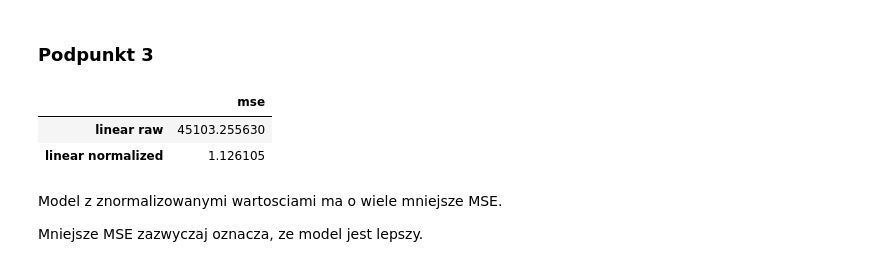
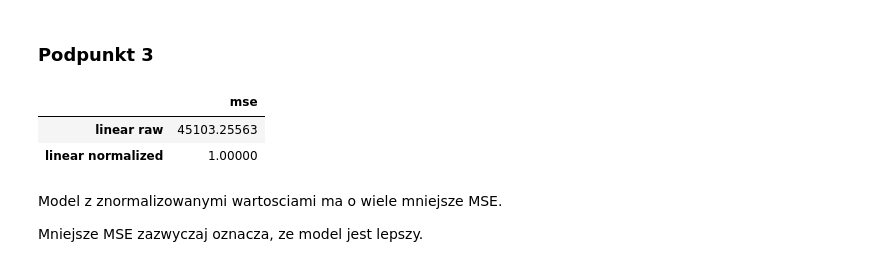
Before and after one commit to rektyyy/Artificial-Intelligence, a Jupyter notebook: ML/exercises/2/Assignment_2.ipynb, the cells around one changed output. Drawn from its saved outputs; the diff is of its cells as text; code cells hidden in the pictures.

```diff
--- a/ML/exercises/2/Assignment_2.ipynb
+++ b/ML/exercises/2/Assignment_2.ipynb
@@ -168,2 +167,5 @@ X_train, X_test, y_train, y_test = train_test_split(xs3.values.reshape(-1, 1), y
 X_train_raw, X_test_raw, y_train_raw, y_test_raw = train_test_split(df3['TV'].values.reshape(-1, 1), df3['Sales'].values.reshape(-1), test_size=0.2, random_state=42)
+# %%
+X_train, y_train = preprocess_data(X_train_raw, y_train_raw)
+X_test, y_test = preprocess_data(X_test_raw, y_test_raw)
 # %%
@@ -182,16 +177,14 @@ predicted_pre = model_pre.predict(X_test)
 mse_model_raw = mean_squared_error(np.full_like(y_test_raw, baseline_raw), y_test_raw)
 mse_model_pre = mean_squared_error(np.full_like(y_test, baseline_pre), y_test)
 # %%
-results = pd.DataFrame(
+pd.DataFrame(
     {'mse': [mse_model_raw, mse_model_pre]},
     index=['linear raw', 'linear normalized']
 )
+# %% [output]
+|  | mse |
+| linear raw | 45103.25563 |
+| linear normalized | 1.00000 |
-# %%
-results
-# %% [output]
-|  | mse |
-| linear raw | 45103.255630 |
-| linear normalized | 1.126105 |
 # %% [markdown]
 Model z znormalizowanymi wartosciami ma o wiele mniejsze MSE.
 
```
Also changed, not shown: parts of 21 cells of this notebook.
